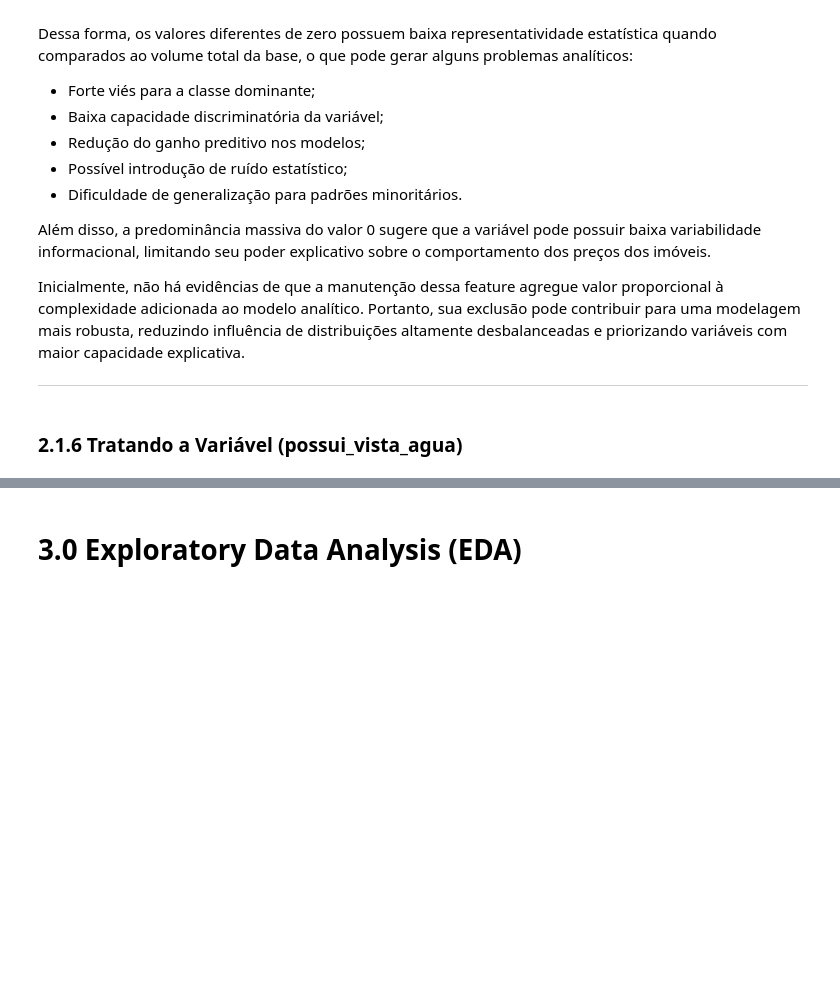
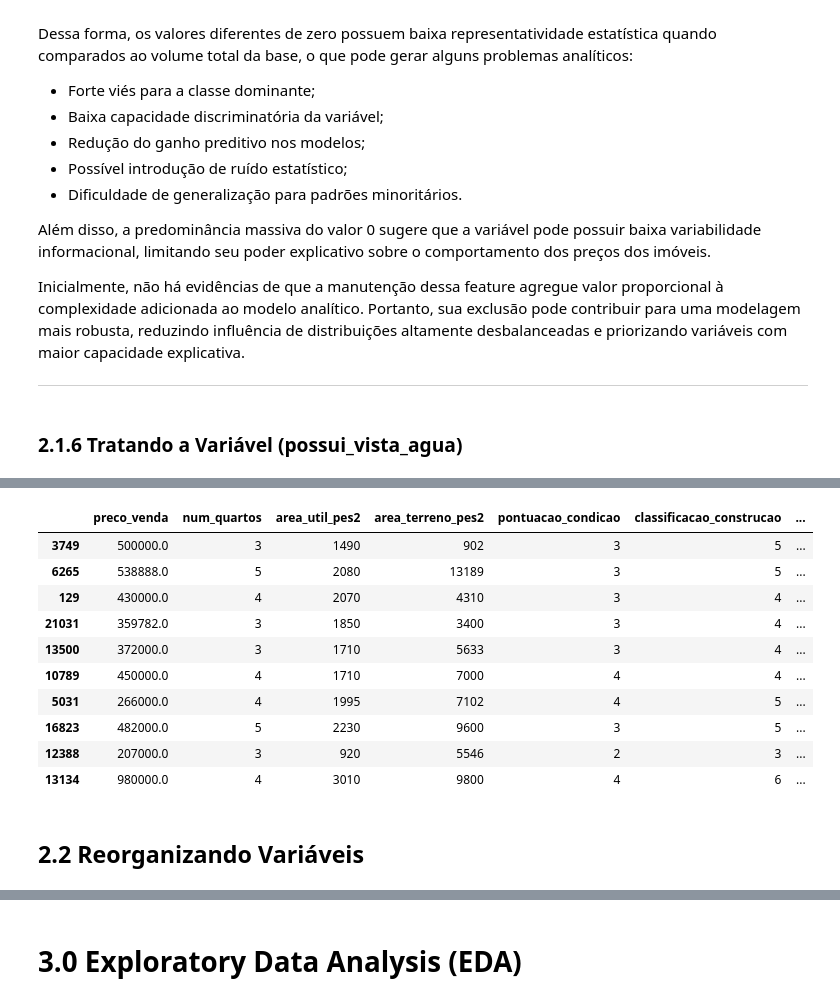
Before and after one commit to RicardodeSouzaSilva/Real_Estate_Pricing_Intelligence, a Jupyter notebook: Real_Estate_Pricing_Intelligence_2.1.ipynb, the cells around one changed output, grey strips where cells are left out. Saved outputs shown, nothing was run; the diff lists cells and outputs as text; code cells hidden in the pictures; blank space fills up the shorter version.

```diff
--- a/Real_Estate_Pricing_Intelligence_2.1.ipynb
+++ b/Real_Estate_Pricing_Intelligence_2.1.ipynb
@@ -770,0 +778,4 @@ Name: count, dtype: int64
+# %%
+# Remove permanentemente a coluna 'possui_vista_agua'
+# diretamente no dataset original.
+dataset.drop('possui_vista_agua', axis=1, inplace=True)
@@ -770,0 +830,18 @@ Name: count, dtype: int64
+# %%
+# Reescala a variável 'classificacao_construcao' de uma faixa entre 3 e 13
+# para uma escala mais intuitiva de 0 a 10.
+# Essa transformação mantém a proporcionalidade original dos valores,
+# facilitando a interpretação e padronização da análise.
+dataset['classificacao_construcao'] = dataset['classificacao_construcao'].replace({
+    3: 0,
+    4: 1,
+    5: 2,
+    6: 3,
+    7: 4,
+    8: 5,
+    9: 6,
+    10: 7,
+    11: 8,
+    12: 9,
+    13: 10
+})
@@ -770,0 +892,16 @@ Name: count, dtype: int64
+# %%
+dataset.sample(10)
+# %% [output]
+|  | preco_venda | num_quartos | area_util_pes2 | area_terreno_pes2 | pontuacao_condicao | classificacao_construcao | ... |
+| 3749 | 500000.0 | 3 | 1490 | 902 | 3 | 5 | ... |
+| 6265 | 538888.0 | 5 | 2080 | 13189 | 3 | 5 | ... |
+| 129 | 430000.0 | 4 | 2070 | 4310 | 3 | 4 | ... |
+| 21031 | 359782.0 | 3 | 1850 | 3400 | 3 | 4 | ... |
+| 13500 | 372000.0 | 3 | 1710 | 5633 | 3 | 4 | ... |
+| 10789 | 450000.0 | 4 | 1710 | 7000 | 4 | 4 | ... |
+| 5031 | 266000.0 | 4 | 1995 | 7102 | 4 | 5 | ... |
+| 16823 | 482000.0 | 5 | 2230 | 9600 | 3 | 5 | ... |
+| 12388 | 207000.0 | 3 | 920 | 5546 | 2 | 3 | ... |
+| 13134 | 980000.0 | 4 | 3010 | 9800 | 4 | 6 | ... |
+# %% [markdown]
+## 2.2 Reorganizando Variáveis
```
Also changed, not shown: parts of 19 cells of this notebook.
